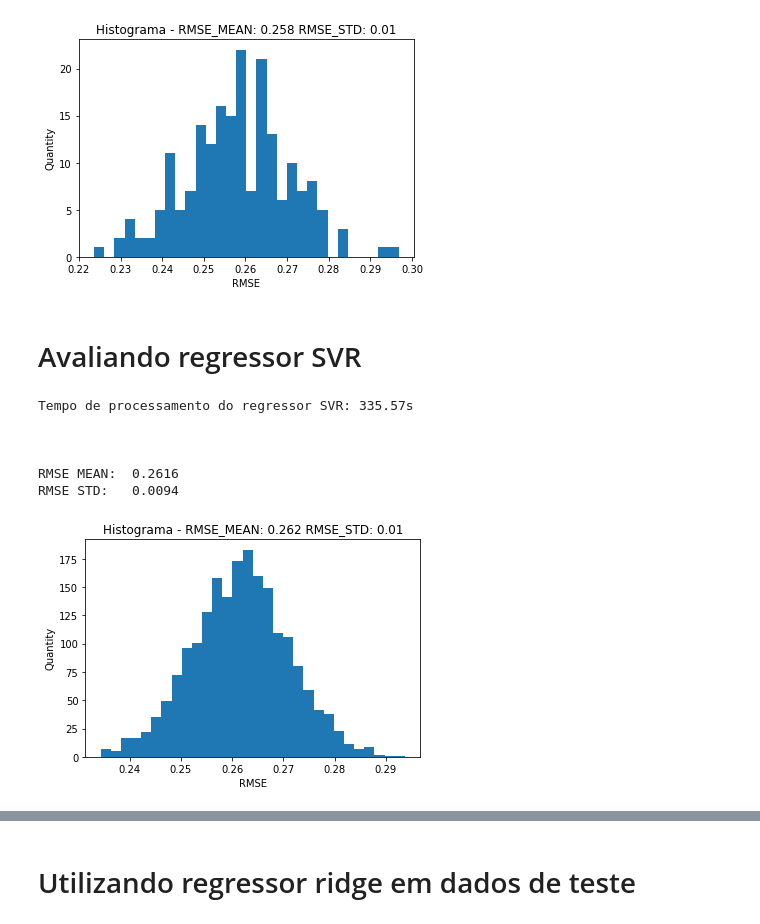
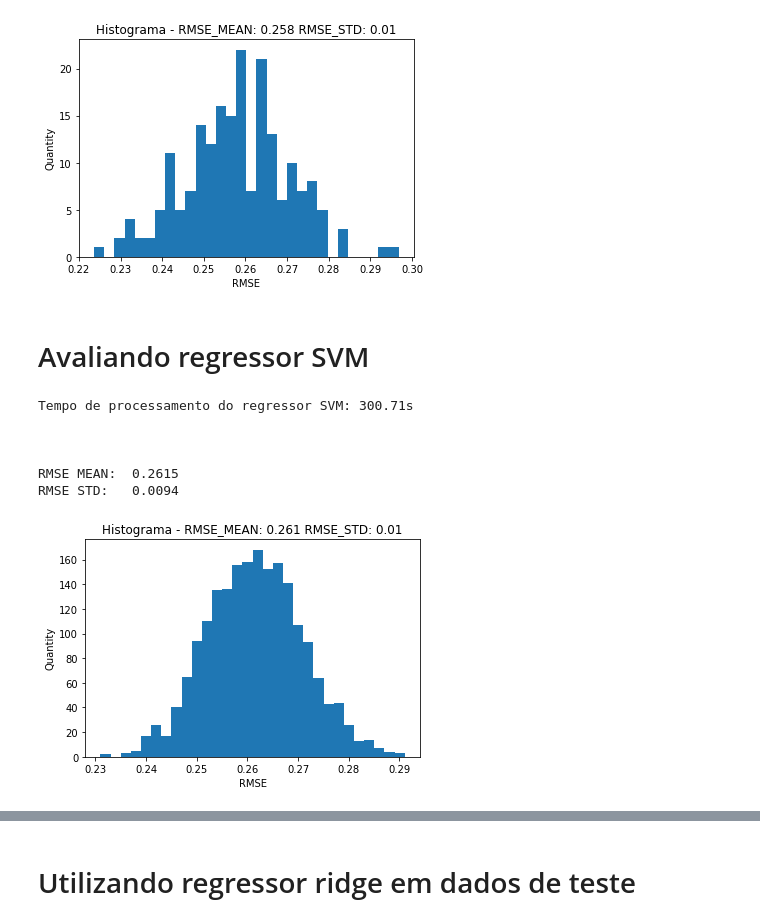
Before and after one commit to vinicius-alves/Kaggle-Avito-Challenge, a Jupyter notebook: notebook regressão linear e ridge.ipynb, the cells around one changed output, grey strips where cells are left out. Saved outputs shown, nothing was run; the diff lists cells and outputs as text; code cells hidden in the pictures.

```diff
--- a/notebook regressão linear e ridge.ipynb
+++ b/notebook regressão linear e ridge.ipynb
@@ -200,13 +200,13 @@ RMSE MEAN:  0.2580
 RMSE STD:   0.0124
 [figure]
 # %% [markdown]
-# Avaliando regressor SVR
+# Avaliando regressor SVM
 # %%
 from sklearn.svm import SVR
 
 start = time.time()
 
-def regressao_svr():
+def regressao_svm():
 
     X = matriz_train
     y = vetor_train_target
@@ -214,7 +214,7 @@ def regressao_svr():
     # Dividindo dados de treino
     X_train, X_test, y_train, y_test = train_test_split(X,y,test_size = 0.33)
 
-    # Criando Regressor SVR
+    # Criando Regressor SVM
     regr = SVR('linear')
 
     # Treino
@@ -227,35 +227,35 @@ def regressao_svr():
     return np.sqrt(mean_squared_error(y_test.todense(), y_pred))
 
 start = time.time()
 
 rmse_list =[]
 
 # Testando 2000 vezes através de amostras aleatórias
 for i in range(2000):
-    rmse = regressao_svr()
+    rmse = regressao_svm()
     rmse_list.append(rmse)
 
 end = time.time()
 
-print('Tempo de processamento do regressor SVR: '+str("%.2f" % (end - start))+'s\n')
+print('Tempo de processamento do regressor SVM: '+str("%.2f" % (end - start))+'s\n')
 
 
 print("\n")
 print("RMSE MEAN: ","%.4f" % np.mean(rmse_list))
 print("RMSE STD:  ","%.4f" % np.std(rmse_list))
 print("\n")
 
 plt.title(u"Histograma - RMSE_MEAN: " + str("%.3f" % np.mean(rmse_list))+ " RMSE_STD: " + str("%.2f" % np.std(rmse_list)))
 plt.ylabel("Quantity")
 plt.xlabel("RMSE")
 
 plt.hist(rmse_list,bins =30)
 plt.show()
 # %% [output]
-Tempo de processamento do regressor SVR: 335.57s
+Tempo de processamento do regressor SVM: 300.71s
 
 
 
-RMSE MEAN:  0.2616
+RMSE MEAN:  0.2615
 RMSE STD:   0.0094
-[figure, old version]
+[figure, new version]
```
Also changed, not shown: parts of 3 cells of this notebook.
